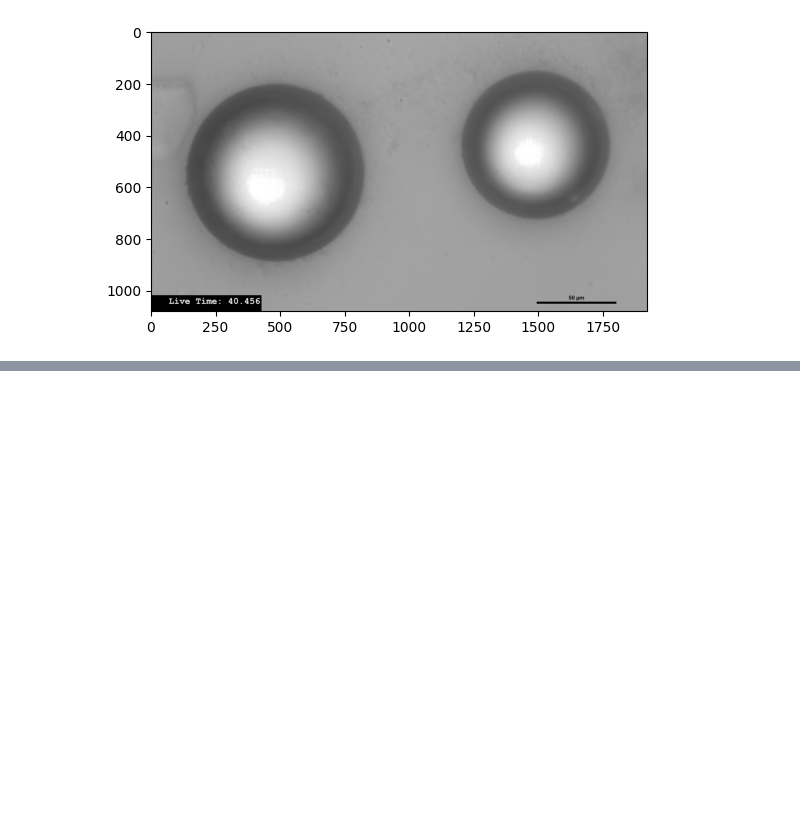
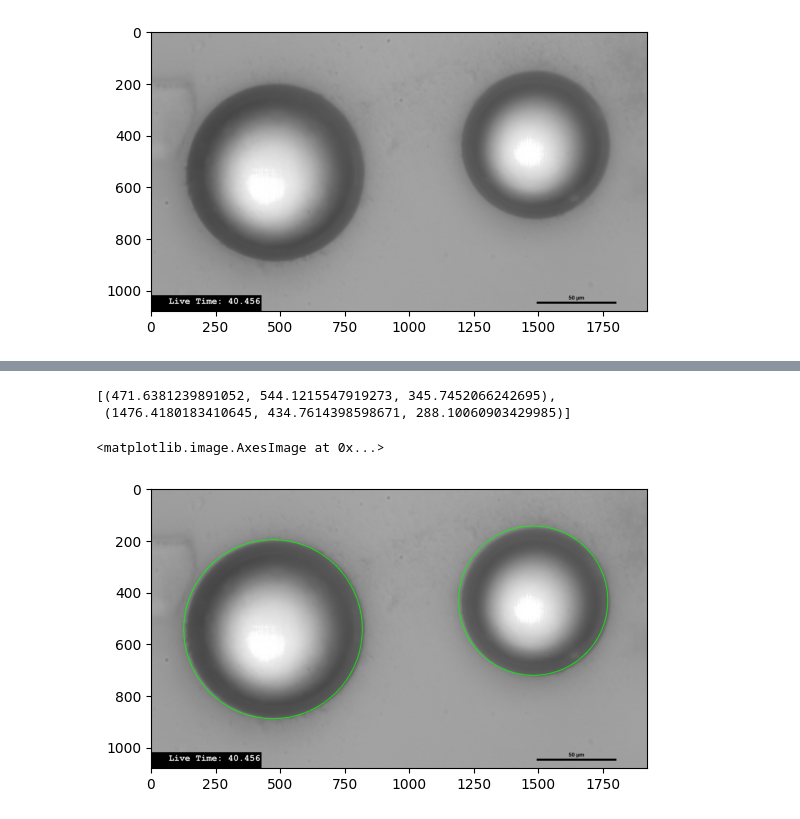
Before and after one commit to SeanCampbell/droplet-analysis, a Jupyter notebook: droplet-analysis.ipynb, the cells around one changed output, grey strips where cells are left out. Saved outputs shown, nothing was run; the diff lists cells and outputs as text; code cells hidden in the pictures; blank space fills up the shorter version.

```diff
--- a/droplet-analysis.ipynb
+++ b/droplet-analysis.ipynb
@@ -79,0 +169,7 @@ keypoints = detector.detect(img)
+# %%
+success, encoded_image = cv2.imencode('.png', image)
+content = encoded_image.tobytes()
+# %%
+features = [vision.Feature.Type.OBJECT_LOCALIZATION]
+response = analyze_image_from_bytes(content, features)
+print_objects(response)
@@ -79,0 +180,25 @@ keypoints = detector.detect(img)
+# %%
+normalized_bounding_boxes = get_bounding_boxes(response)
+bounding_boxes = [unnormalize_bounding_box(image, *b) for b in normalized_bounding_boxes]
+bounding_boxes
+circles = [circle_from_bounding_box(*b) for b in bounding_boxes]
+circles
+# %% [output]
+[(471.6381239891052, 544.1215547919273, 345.7452066242695),
+ (1476.4180183410645, 434.7614398598671, 288.10060903429985)]
+# %%
+img = image
+# img = bw_image
+image2 = img.copy()
+for (x, y, r) in circles:
+    cv2.circle(
+        image2,
+        (int(x), int(y)), int(r),
+        (0, 255, 0), 2)
+
+
+plt.imshow(image2, cmap='gray')
+# plt.imshow(gray_image, cmap='gray')
+# %% [output]
+<matplotlib.image.AxesImage at 0x...>
+[figure, added]
```
Also changed, not shown: parts of 6 cells of this notebook, 2 other files.
